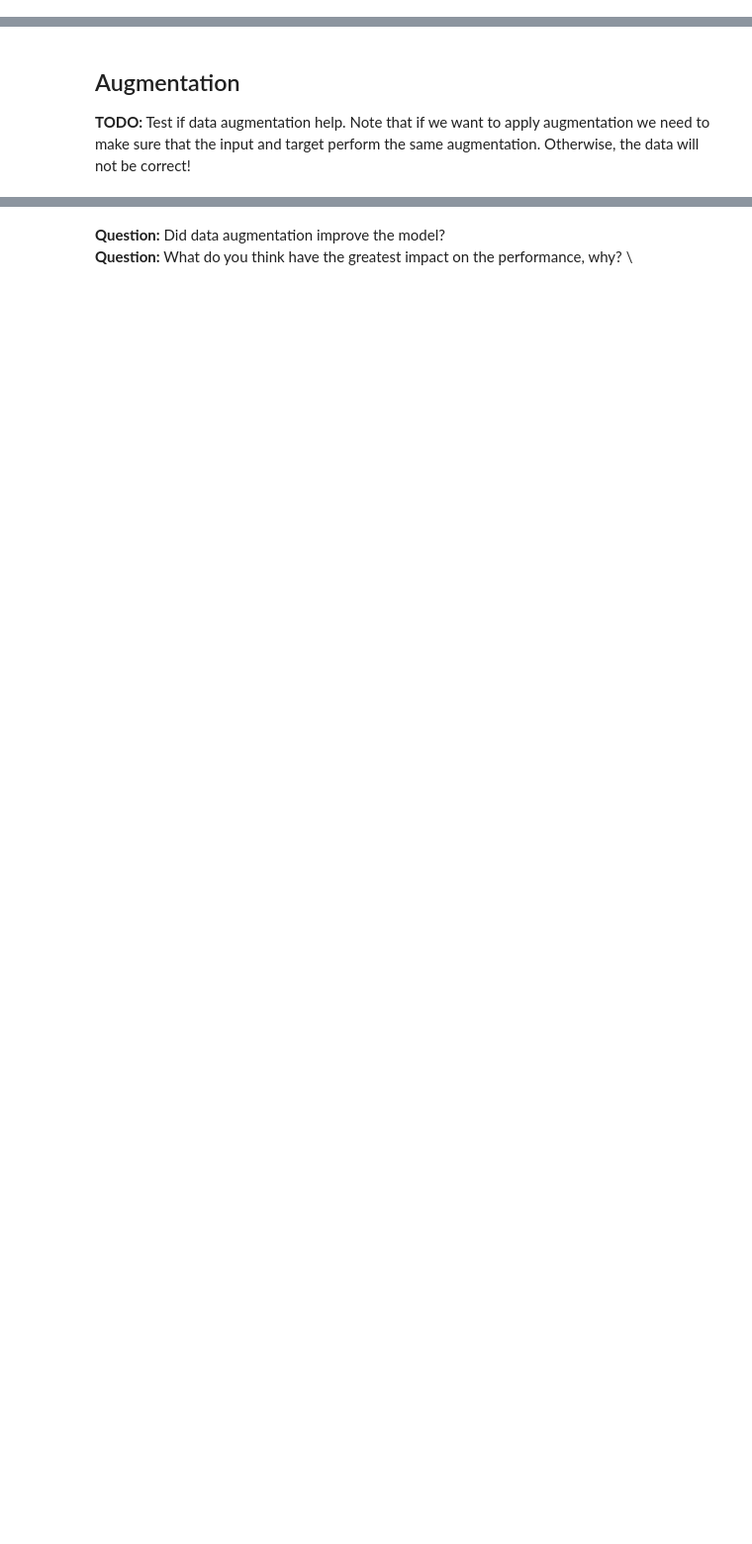
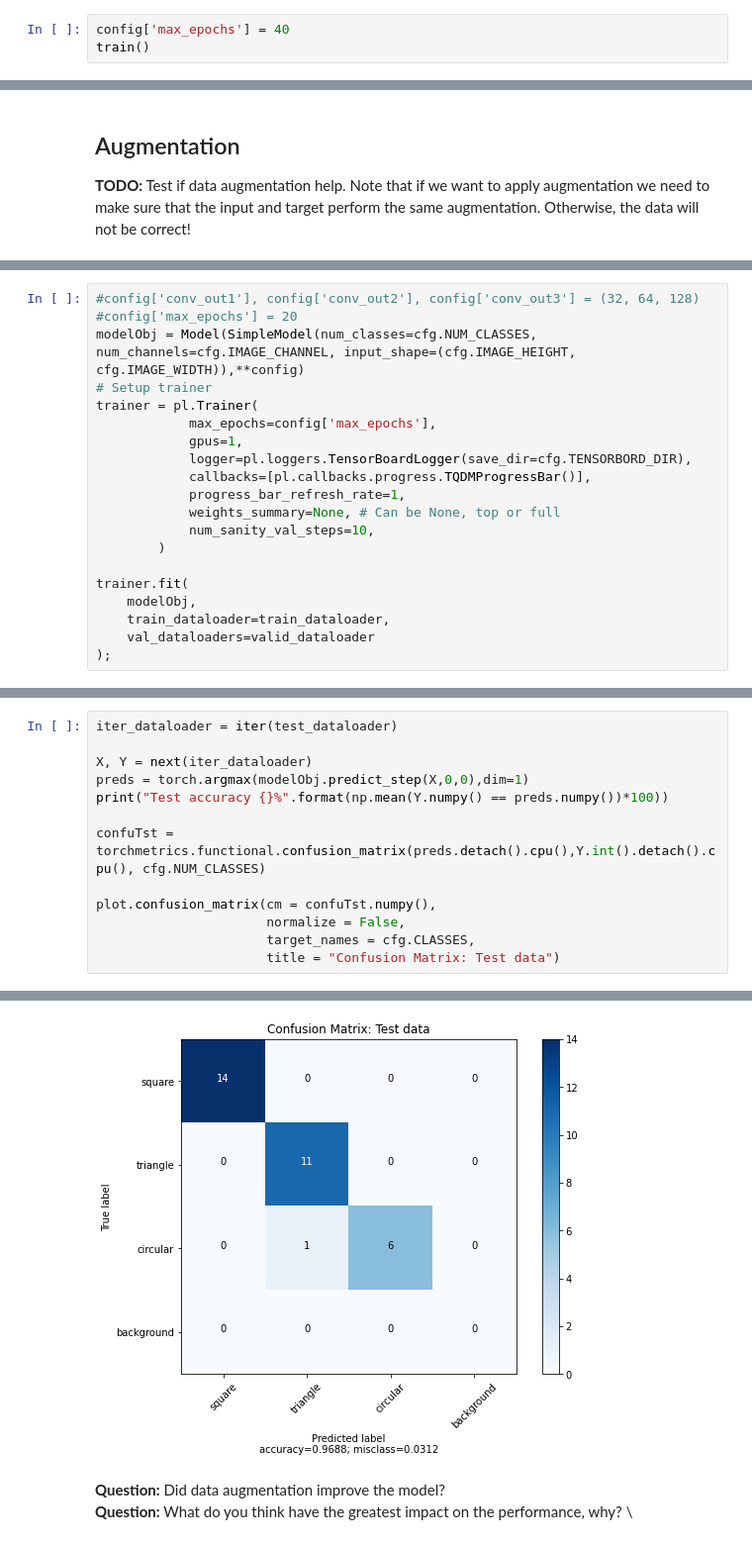
Before and after one commit to johagg17/ArtificialFlyingObjects, a Jupyter notebook: lab3_Classification/Classification.ipynb, the cells around one changed output, grey strips where cells are left out. Shown at 99% size. Saved outputs shown, nothing was run; the diff lists cells and outputs as text; blank space fills up the shorter version.

```diff
--- a/lab3_Classification/Classification.ipynb
+++ b/lab3_Classification/Classification.ipynb
@@ -253,0 +447,3 @@ Modify the architecture of the SimpleModel to further increase the performance.
+# %%
+config['max_epochs'] = 40
+train()
@@ -263,0 +623,20 @@ From the example approach we can see that the network performed very poorly. For
+# %%
+#config['conv_out1'], config['conv_out2'], config['conv_out3'] = (32, 64, 128)
+#config['max_epochs'] = 20
+modelObj = Model(SimpleModel(num_classes=cfg.NUM_CLASSES, num_channels=cfg.IMAGE_CHANNEL, input_shape=(cfg.IMAGE_HEIGHT, cfg.IMAGE_WIDTH)),**config)
+# Setup trainer
+trainer = pl.Trainer(
+            max_epochs=config['max_epochs'],
+            gpus=1,
+            logger=pl.loggers.TensorBoardLogger(save_dir=cfg.TENSORBORD_DIR),
+            callbacks=[pl.callbacks.progress.TQDMProgressBar()],
+            progress_bar_refresh_rate=1,
+            weights_summary=None, # Can be None, top or full
+            num_sanity_val_steps=10,
+        )
+
+trainer.fit(
+    modelObj,
+    train_dataloader=train_dataloader,
+    val_dataloaders=valid_dataloader
+);
@@ -263,0 +665,14 @@ From the example approach we can see that the network performed very poorly. For
+# %%
+iter_dataloader = iter(test_dataloader)
+
+X, Y = next(iter_dataloader)
+preds = torch.argmax(modelObj.predict_step(X,0,0),dim=1)
+print("Test accuracy {}%".format(np.mean(Y.numpy() == preds.numpy())*100))
+
+confuTst = torchmetrics.functional.confusion_matrix(preds.detach().cpu(),Y.int().detach().cpu(), cfg.NUM_CLASSES)
+
+plot.confusion_matrix(cm = confuTst.numpy(),
+                      normalize = False,
+                      target_names = cfg.CLASSES,
+                      title = "Confusion Matrix: Test data")
+# %% [output]
@@ -264,3 +680,4 @@ From the example approach we can see that the network performed very poorly. For
+[figure, added]
 # %% [markdown]
 **Question:** Did data augmentation improve the model? \
 **Question:** What do you think have the greatest impact on the performance, why? \
```
Also changed, not shown: parts of 44 cells of this notebook, 28 other files.
